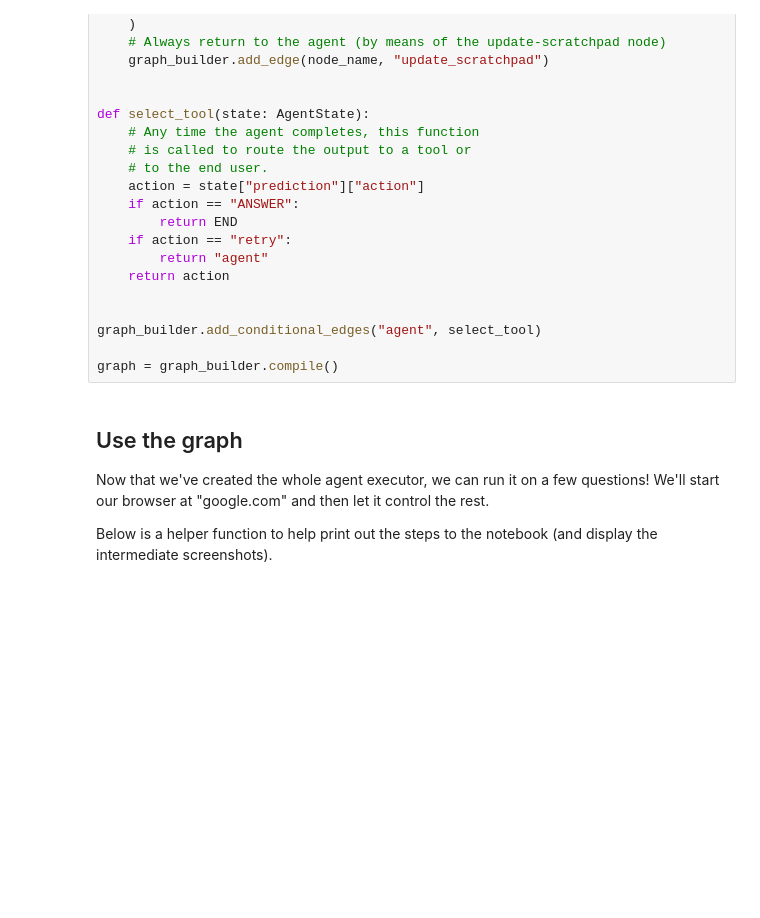
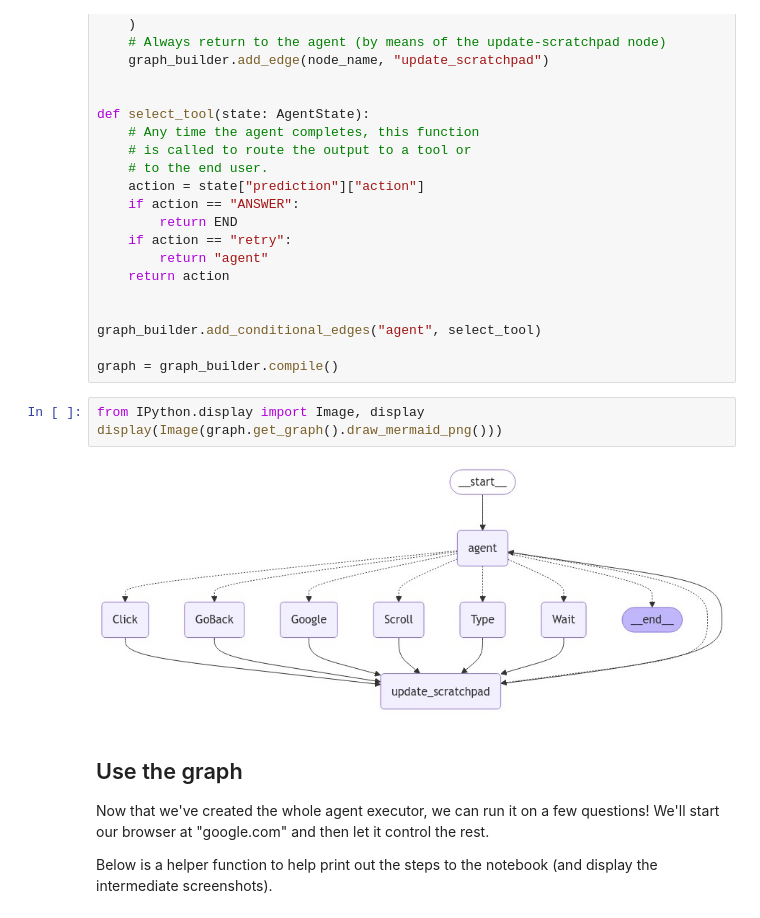
Before and after one commit to tawsifkamal/thunder-apply, a Jupyter notebook: web_voyager_copy.ipynb, the cells around one changed output. Drawn from its saved outputs; the diff is of its cells as text; blank space fills up the shorter version.

```diff
--- a/web_voyager_copy.ipynb
+++ b/web_voyager_copy.ipynb
@@ -550,6 +504,11 @@ def select_tool(state: AgentState):
 graph_builder.add_conditional_edges("agent", select_tool)
 
 graph = graph_builder.compile()
+# %%
+from IPython.display import Image, display
+display(Image(graph.get_graph().draw_mermaid_png()))
+# %% [output]
+[figure, added]
 # %% [markdown]
 ## Use the graph
 
```
Also changed, not shown: parts of 26 cells of this notebook, 5 other files.
